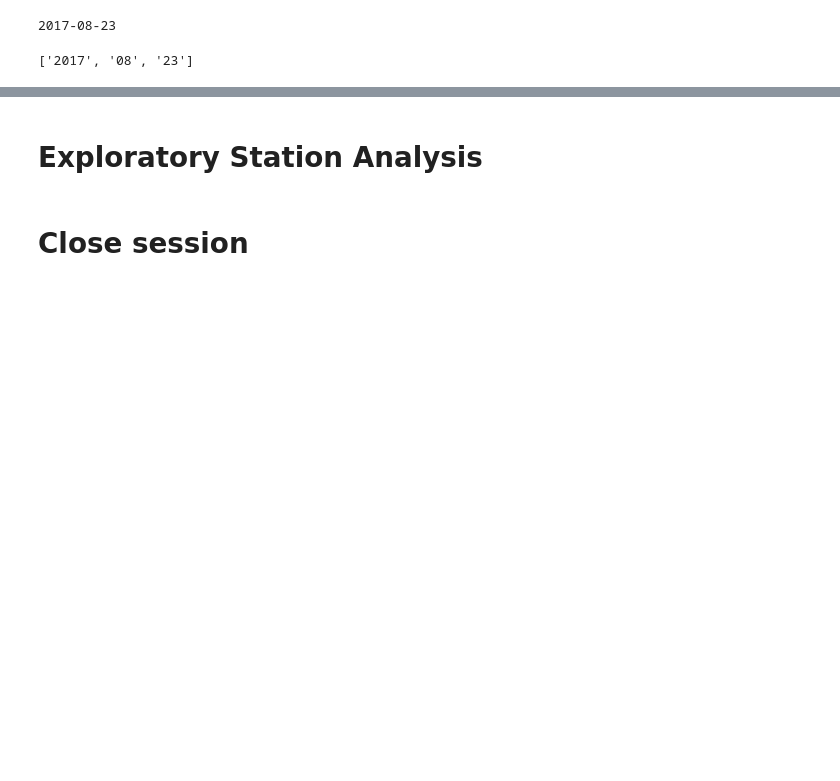
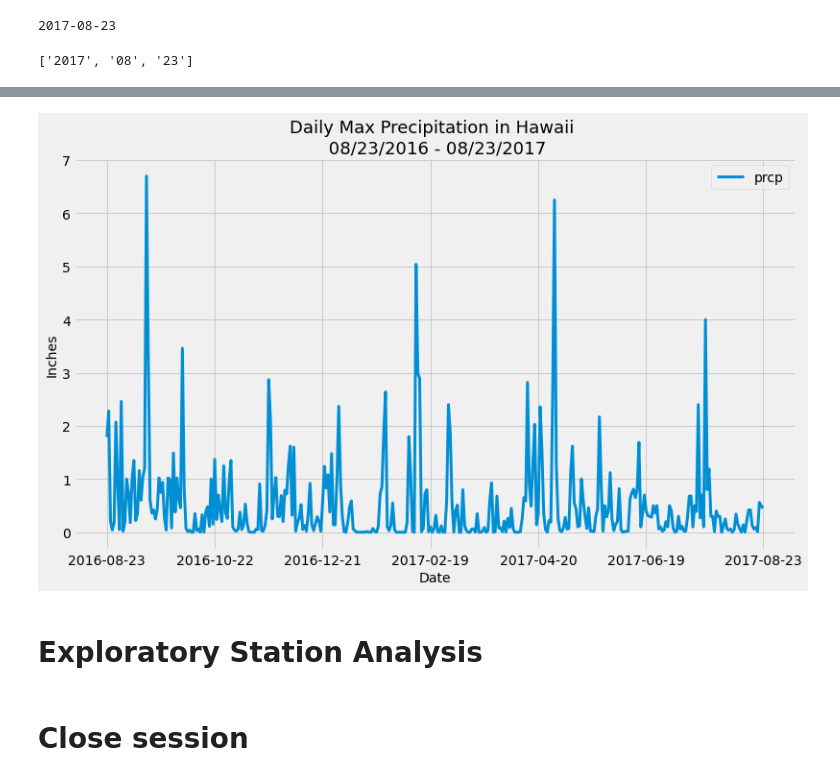
Before and after one commit to beaujeffrey03/sqlalchemy-challenge, a Jupyter notebook: climate_starter.ipynb, the cells around one changed output, grey strips where cells are left out. Cells and saved outputs as stored; diff of their text form; code cells hidden in the pictures; blank space fills up the shorter version.

```diff
--- a/climate_starter.ipynb
+++ b/climate_starter.ipynb
@@ -166,2 +181,12 @@ measurement_12m_df.sort_values(by='date', ascending=False)
+# %%
+# Use Pandas Plotting with Matplotlib to plot the data
+plt.rcParams['figure.figsize']=(12,7)
+precip_12m_df.plot(linewidth=3, xticks=(0, 60, 120, 180, 240, 300, 365))
+plt.title(f'Daily Max Precipitation in Hawaii \n {fmtd_last_12_months} - {fmtd_last_date}', fontsize=18)
+plt.xlabel('Date', fontsize=14)
+plt.ylabel('Inches', fontsize=14)
+plt.show()
+# %% [output]
+[figure, added]
 # %%
 # Use Pandas to calcualte the summary statistics for the precipitation data
```
Also changed, not shown: parts of 3 cells of this notebook.
